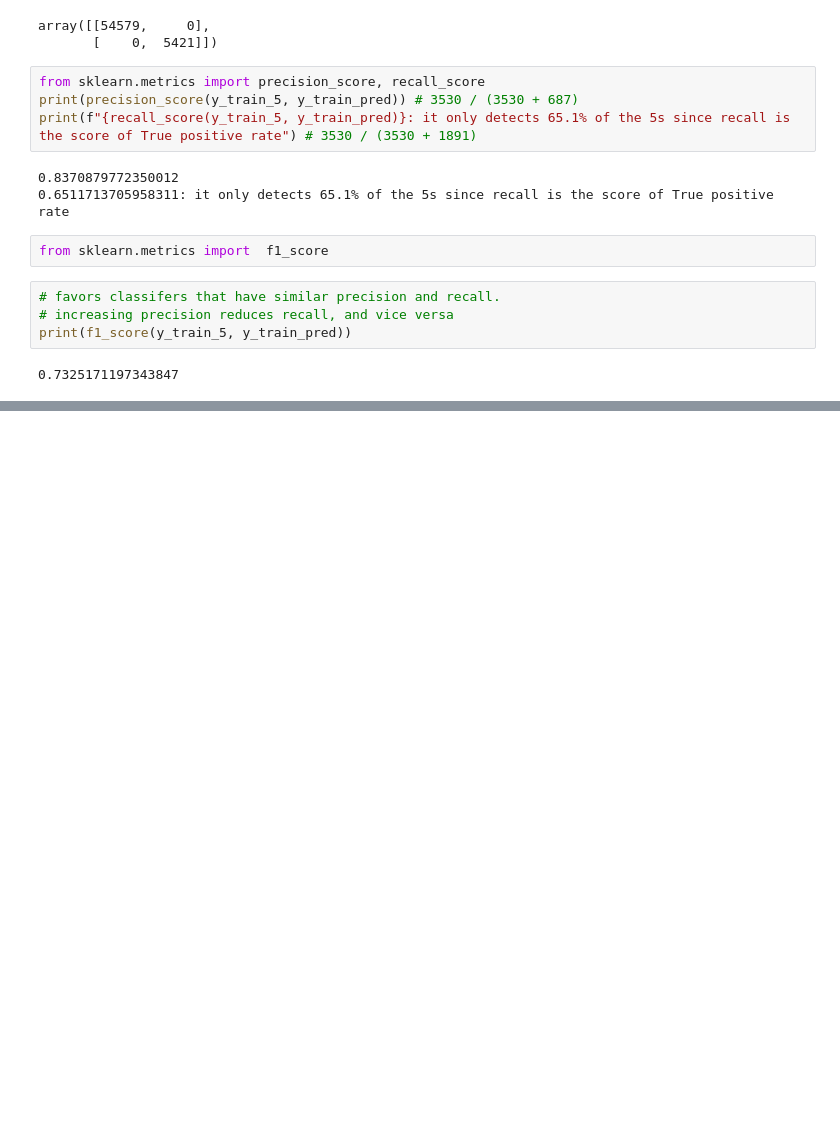
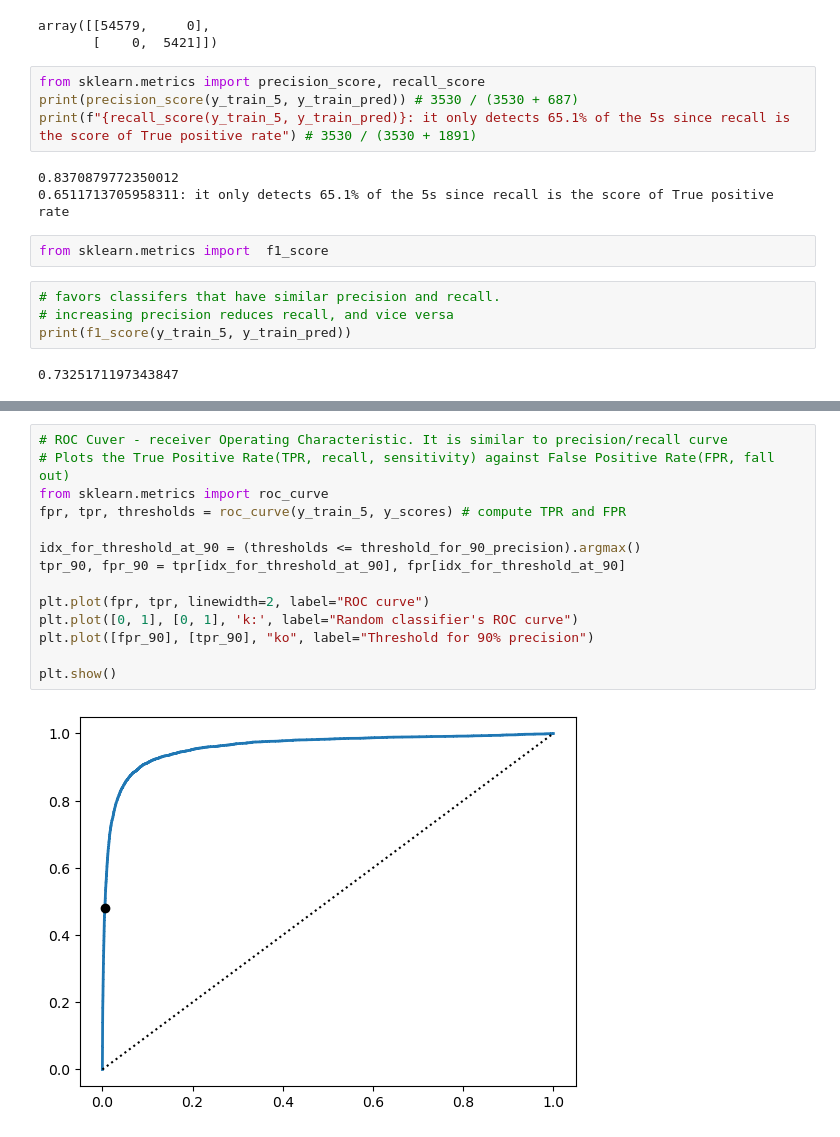
Before and after one commit to leozim/machine_learning.2025, a Jupyter notebook: cap_03_classification/mnist_data_set_classification.ipynb, the cells around one changed output, grey strips where cells are left out. Saved outputs shown, nothing was run; the diff lists cells and outputs as text; blank space fills up the shorter version.

```diff
--- a/cap_03_classification/mnist_data_set_classification.ipynb
+++ b/cap_03_classification/mnist_data_set_classification.ipynb
@@ -119,0 +173,16 @@ print(f1_score(y_train_5, y_train_pred))
+# %%
+# ROC Cuver - receiver Operating Characteristic. It is similar to precision/recall curve
+# Plots the True Positive Rate(TPR, recall, sensitivity) against False Positive Rate(FPR, fall out)
+from sklearn.metrics import roc_curve
+fpr, tpr, thresholds = roc_curve(y_train_5, y_scores) # compute TPR and FPR
+
+idx_for_threshold_at_90 = (thresholds <= threshold_for_90_precision).argmax()
+tpr_90, fpr_90 = tpr[idx_for_threshold_at_90], fpr[idx_for_threshold_at_90]
+
+plt.plot(fpr, tpr, linewidth=2, label="ROC curve")
+plt.plot([0, 1], [0, 1], 'k:', label="Random classifier's ROC curve")
+plt.plot([fpr_90], [tpr_90], "ko", label="Threshold for 90% precision")
+
+plt.show()
+# %% [output]
+[figure, added]
```
Also changed, not shown: parts of 25 cells of this notebook.
